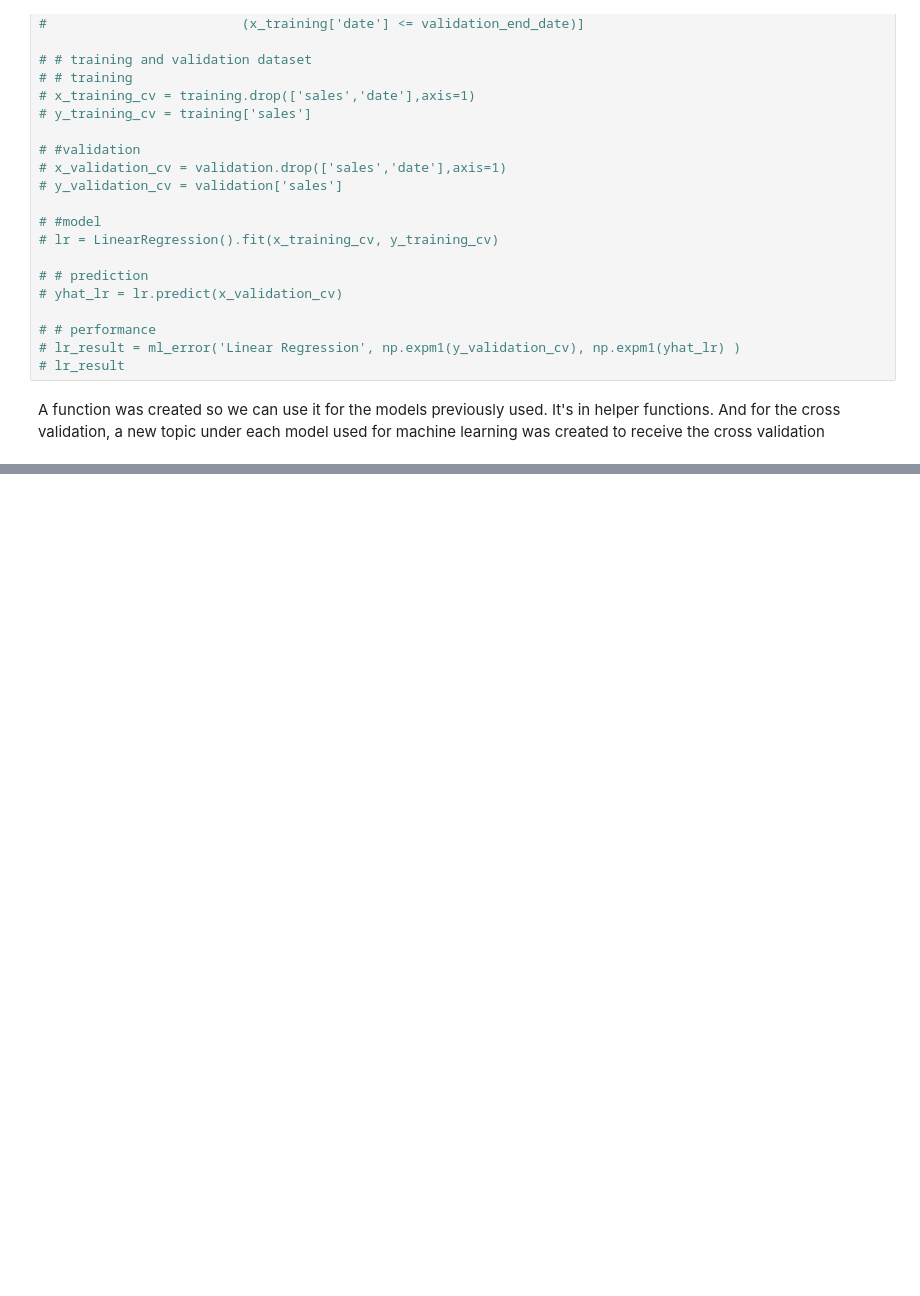
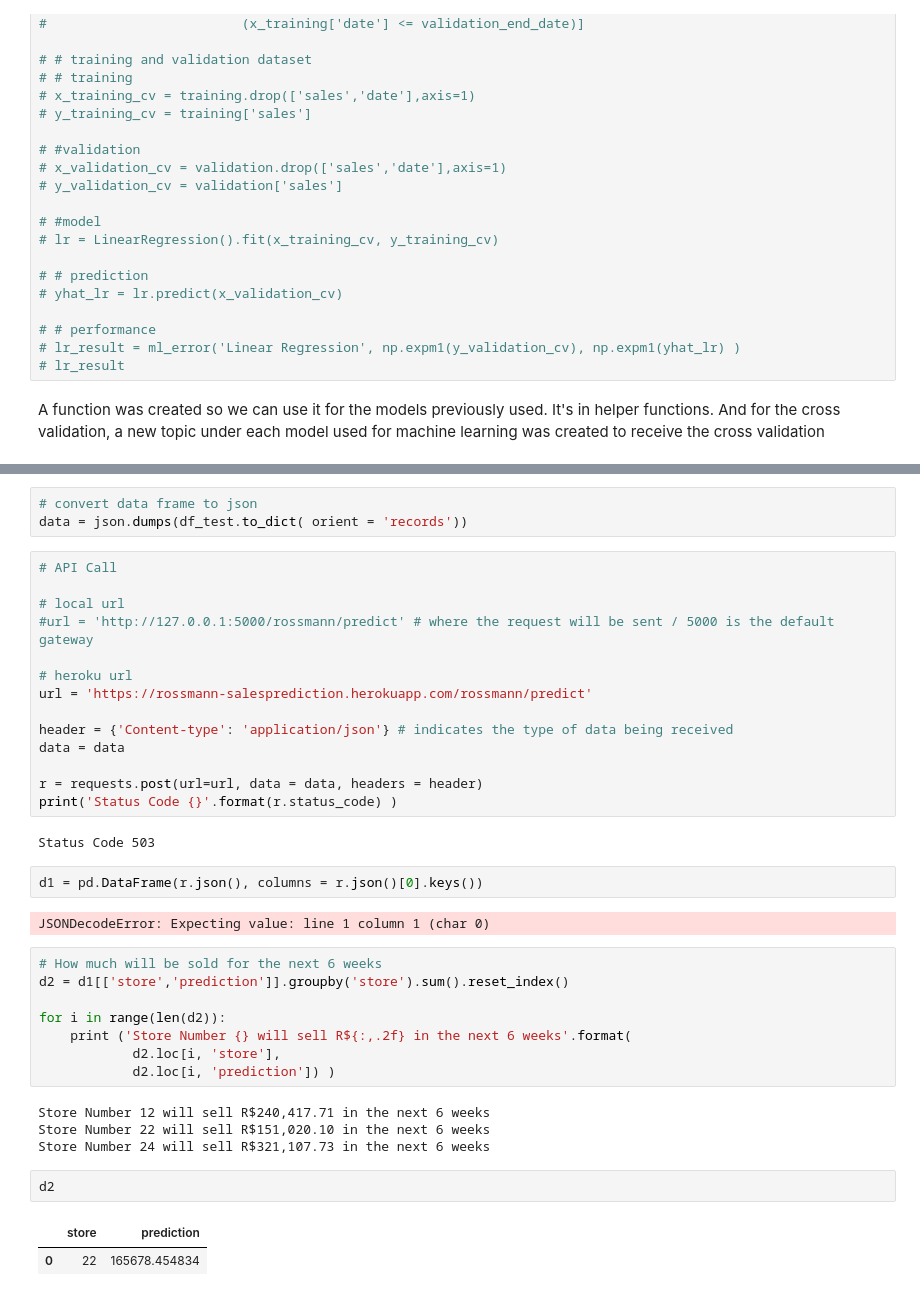
Before and after one commit to cainrodrigues/data_science_em_producao, a Jupyter notebook: m06_v01_store_sales_prediction.ipynb, the cells around one changed output, grey strips where cells are left out. Drawn from its saved outputs; the diff is of its cells as text; blank space fills up the shorter version.

Commit message:
created heroku app for deploy

```diff
--- a/m06_v01_store_sales_prediction.ipynb
+++ b/m06_v01_store_sales_prediction.ipynb
@@ -1805,0 +1888,40 @@ class Rossman(object):
+# %%
+# convert data frame to json
+data = json.dumps(df_test.to_dict( orient = 'records'))
+# %%
+# API Call
+
+# local url
+#url = 'http://127.0.0.1:5000/rossmann/predict' # where the request will be sent / 5000 is the default gateway
+
+# heroku url
+url = 'https://rossmann-salesprediction.herokuapp.com/rossmann/predict'
+
+header = {'Content-type': 'application/json'} # indicates the type of data being received
+data = data
+
+r = requests.post(url=url, data = data, headers = header)
+print('Status Code {}'.format(r.status_code) )
+# %% [output]
+Status Code 503
+# %%
+d1 = pd.DataFrame(r.json(), columns = r.json()[0].keys())
+# %% [output]
+JSONDecodeError: Expecting value: line 1 column 1 (char 0)
+# %%
+# How much will be sold for the next 6 weeks
+d2 = d1[['store','prediction']].groupby('store').sum().reset_index()
+
+for i in range(len(d2)):
+    print ('Store Number {} will sell R${:,.2f} in the next 6 weeks'.format(
+            d2.loc[i, 'store'],
+            d2.loc[i, 'prediction']) )
+# %% [output]
+Store Number 12 will sell R$240,417.71 in the next 6 weeks
+Store Number 22 will sell R$151,020.10 in the next 6 weeks
+Store Number 24 will sell R$321,107.73 in the next 6 weeks
+# %%
+d2
+# %% [output]
+|  | store | prediction |
+| 0 | 22 | 165678.454834 |
```
Also changed, not shown: parts of 83 cells of this notebook, 8 other files.
